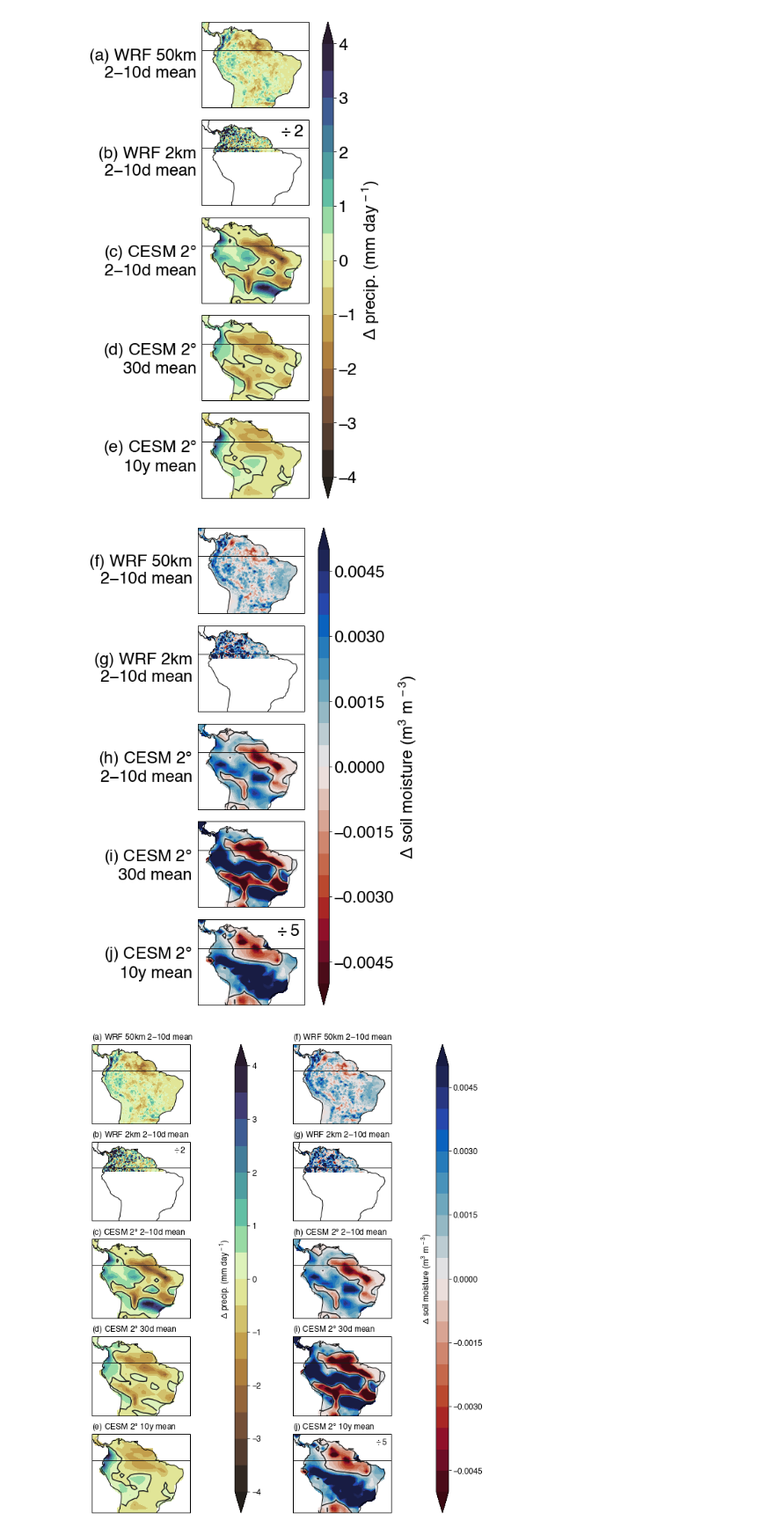
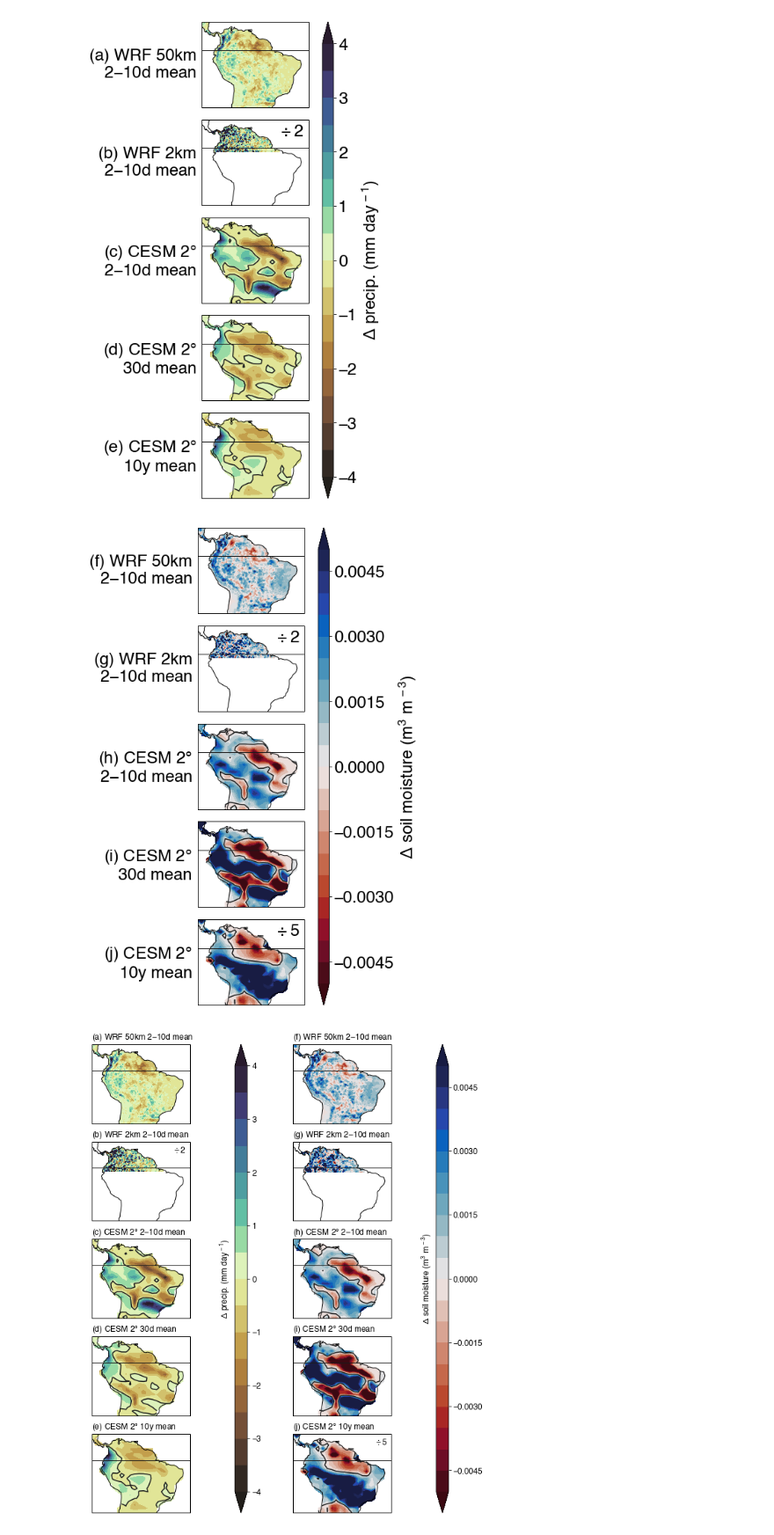
Before and after one commit to bairdlangenbrunner/amazon-phys-response-paper, a Jupyter notebook: scripts/POSTER_precip_and_soil_moisture_maps.ipynb, the cells around one changed output. Shown at 88% size. Saved outputs shown, nothing was run; the diff lists cells and outputs as text; code cells hidden in the pictures.

```diff
--- a/scripts/POSTER_precip_and_soil_moisture_maps.ipynb
+++ b/scripts/POSTER_precip_and_soil_moisture_maps.ipynb
@@ -1353,8 +1353,8 @@ contour1 = ax1.contourf(xlong[0,:], xlat[:,0], soilh2o_wtdmean_50km, \
                         levels=levels1, \
                         cmap=cmocean.cm.balance_r, extend='both')
 
-contour2 = ax2.contourf(xlong_2km[0,:], xlat_2km[:,0], \
-                        soilh2o_diffs_convolved, \
+contour2 = ax2.contourf(xlong[0,:], xlat[:,0], \
+                        soilh2o_2km_interpolated.reshape(xlong.shape)/2, \
                         levels=levels1, \
                         cmap=cmocean.cm.balance_r, extend='both')
 
@@ -1378,34 +1378,35 @@ ax2.coastlines()
 ax3.coastlines()
 ax4.coastlines()
 ax5.coastlines()
 
 fig.tight_layout()
 
 ax1.text(s='(f) WRF 50km\n2$-$10d mean', x=-.05, y=0.5, transform=ax1.transAxes, fontsize=fontsize, ha='right', va='center')
 ax2.text(s='(g) WRF 2km\n2$-$10d mean', x=-.05, y=0.5, transform=ax2.transAxes, fontsize=fontsize, ha='right', va='center')
 ax3.text(s='(h) CESM 2$\degree$\n2$-$10d mean', x=-.05, y=0.5, transform=ax3.transAxes, fontsize=fontsize, ha='right', va='center')
 ax4.text(s='(i) CESM 2$\degree$\n30d mean', x=-.05, y=0.5, transform=ax4.transAxes, fontsize=fontsize, ha='right', va='center')
 ax5.text(s='(j) CESM 2$\degree$\n10y mean', x=-.05, y=0.5, transform=ax5.transAxes, fontsize=fontsize, ha='right', va='center')
+ax2.text(s='$\div$ 2', x=0.96, y=0.95, transform=ax2.transAxes, fontsize=fontsize, ha='right', va='top')
 ax5.text(s='$\div$ 5', x=0.96, y=0.95, transform=ax5.transAxes, fontsize=fontsize, ha='right', va='top')
 
 ax1.axhline(0, lw='1', color='0.1', ls='-')
 ax2.axhline(0, lw='1', color='0.1', ls='-')
 ax3.axhline(0, lw='1', color='0.1', ls='-')
 ax4.axhline(0, lw='1', color='0.1', ls='-')
 ax5.axhline(0, lw='1', color='0.1', ls='-')
 
 # bottom plots
 axtpos = ax1.get_position()
 axbpos = ax5.get_position()
 
 cbar_ax = fig.add_axes([axbpos.x1,axbpos.y0,0.075,axtpos.y1-axbpos.y0])
 cbar = fig.colorbar(contour1, cax=cbar_ax, orientation='vertical')
 cbar_ax.tick_params(labelsize=fontsize)
 cbar.set_label('$\Delta$ soil moisture (m$^3$ m$^{\,-3}$)', fontsize=fontsize)
 
 fig.savefig('../figures/POSTER_soil_moisture_maps.pdf', bbox_inches='tight', transparent=True)
 # %% [output]
-[figure, old version]
+[figure, new version]
 # %%
 fontsize=12
 
```
Also changed, not shown: 1 other file.
